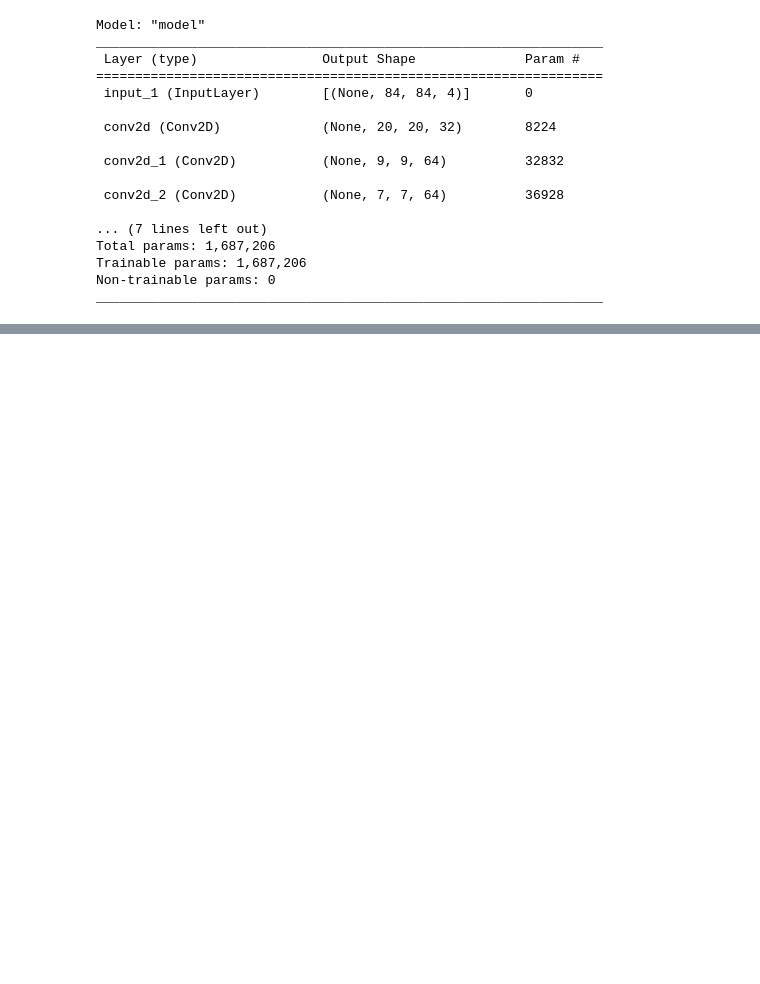
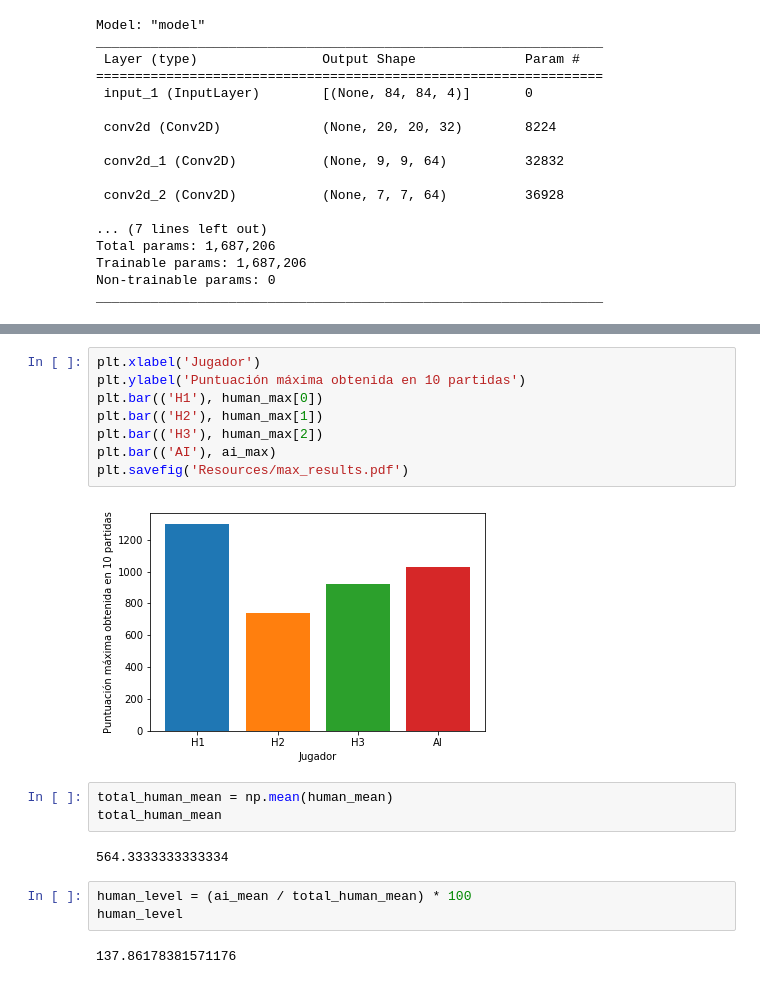
Before and after one commit to jairusgz/TFG, a Jupyter notebook: Training Stats.ipynb, the cells around one changed output, grey strips where cells are left out. Saved outputs shown, nothing was run; the diff lists cells and outputs as text; blank space fills up the shorter version.

```diff
--- a/Training Stats.ipynb
+++ b/Training Stats.ipynb
@@ -144,0 +185,20 @@ _________________________________________________________________
+# %%
+plt.xlabel('Jugador')
+plt.ylabel('Puntuación máxima obtenida en 10 partidas')
+plt.bar(('H1'), human_max[0])
+plt.bar(('H2'), human_max[1])
+plt.bar(('H3'), human_max[2])
+plt.bar(('AI'), ai_max)
+plt.savefig('Resources/max_results.pdf')
+# %% [output]
+[figure, added]
+# %%
+total_human_mean = np.mean(human_mean)
+total_human_mean
+# %% [output]
+564.3333333333334
+# %%
+human_level = (ai_mean / total_human_mean) * 100
+human_level
+# %% [output]
+137.86178381571176
```
Also changed, not shown: parts of 18 cells of this notebook, 7 other files.
